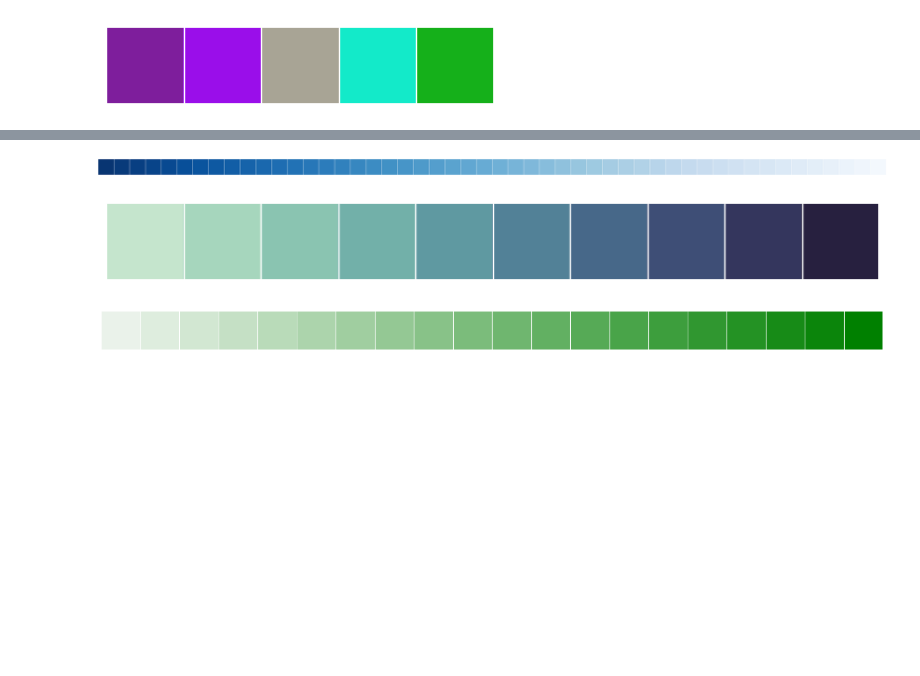
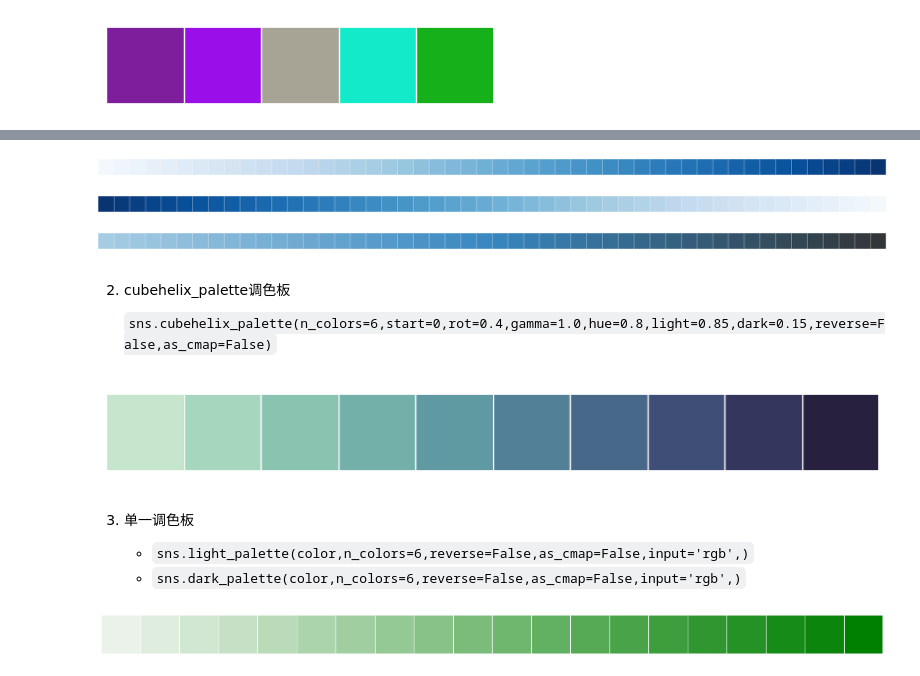
Before and after one commit to JaegerZhao/PythonLearning, a Jupyter notebook: 9 数据分析基础/9.4 seaborn.ipynb, the cells around one changed output, grey strips where cells are left out. Saved outputs shown, nothing was run; the diff lists cells and outputs as text; code cells hidden in the pictures; blank space fills up the shorter version.

```diff
--- a/9 数据分析基础/9.4 seaborn.ipynb
+++ b/9 数据分析基础/9.4 seaborn.ipynb
@@ -195,13 +269,34 @@ sns.palplot(sns.xkcd_palette(["purple", "violet", "greyish", "aqua", "green"]))
 # %%
-#产生颜色，通过设置n_colors产生一系列不重复的颜色
-cls = sns.color_palette(palette='Blues_r', n_colors=50)
+# 产生颜色，通过设置n_colors产生一系列不重复的颜色
+cls = sns.color_palette(palette='Blues', n_colors=50)
 sns.palplot(cls)
 # %% [output]
-[figure, old version]
+[figure, new version]
+# %%
+# 末尾加r可翻转色板
+cls = sns.color_palette(palette='Blues_r', n_colors=50)
+sns.palplot(cls)
+# %% [output]
+[figure, added]
+# %%
+# 末尾加d可变暗
+cls = sns.color_palette(palette='Blues_d', n_colors=50)
+sns.palplot(cls)
+# %% [output]
+[figure, added]
+# %% [markdown]
+2. cubehelix_palette调色板
+
+    `sns.cubehelix_palette(n_colors=6,start=0,rot=0.4,gamma=1.0,hue=0.8,light=0.85,dark=0.15,reverse=False,as_cmap=False)`
 # %%
 sns.palplot(sns.cubehelix_palette(10, start=.3, rot=-.5))
 # %% [output]
 [figure]
+# %% [markdown]
+3. 单一调色板
+
+    - `sns.light_palette(color,n_colors=6,reverse=False,as_cmap=False,input='rgb',)`
+    - `sns.dark_palette(color,n_colors=6,reverse=False,as_cmap=False,input='rgb',)`
 # %%
 sns.palplot(sns.light_palette('green',n_colors=20))
 # %% [output]
```
Also changed, not shown: parts of 45 cells of this notebook.
